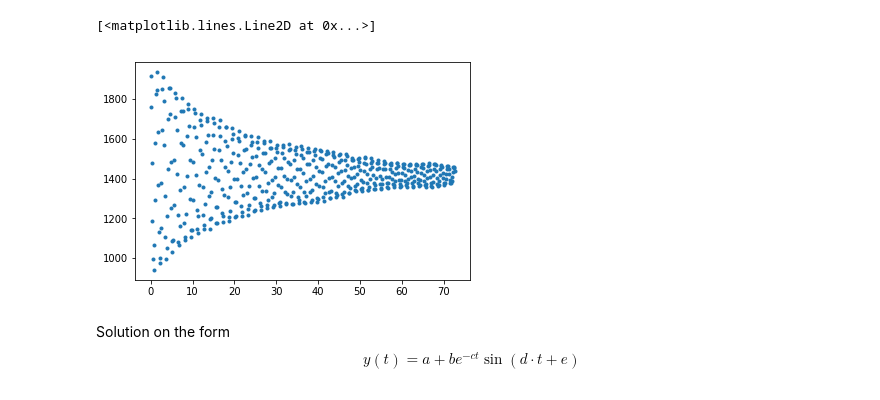
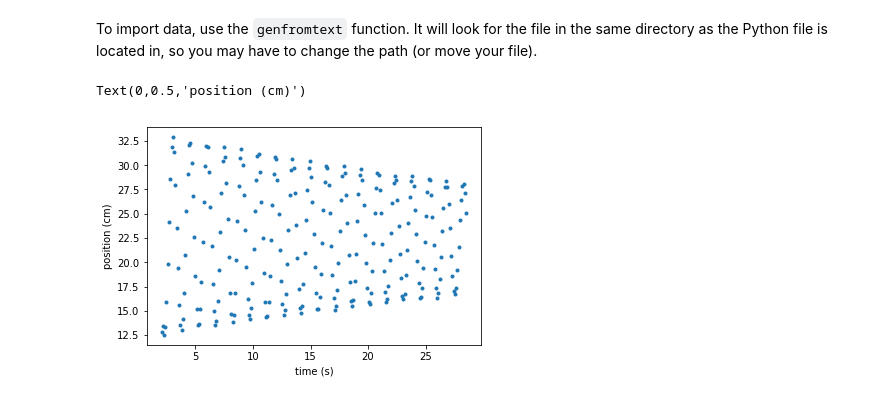
Before and after one commit to christopherwaltham/UBC_PHYS_Python-crash-course, a Jupyter notebook: 4. Pendulum Experiment/Data_Analysis.ipynb, the cells around one changed output. Drawn from its saved outputs; the diff is of its cells as text; code cells hidden in the pictures.

```diff
--- a/4. Pendulum Experiment/Data_Analysis.ipynb
+++ b/4. Pendulum Experiment/Data_Analysis.ipynb
@@ -6,17 +10,3 @@ import matplotlib.pyplot as plt
 from scipy.optimize import curve_fit
 from scipy.integrate import odeint
 import math
-# %%
-my_data = np.genfromtxt('pendulum_data.csv', delimiter=',')
-time = my_data[:,0]
-position = my_data[:,1]
-
-# set first time entry to at t=0
-time = time - time[0]
-plt.plot(time, position, '.')
-# %% [output]
-[<matplotlib.lines.Line2D at 0x...>]
-[figure, removed]
-# %% [markdown]
-Solution on the form
-$$ y(t) = a+b e^{-ct}\sin(d\cdot t+e) $$
@@ -35,0 +13,17 @@ def fitfunc(t, a, b, c, d, e):
+# %% [markdown]
+To import data, use the `genfromtext` function. It will look for the file in the same directory as the Python file is located in, so you may have to change the path (or move your file).
+# %%
+FILE_NAME = 'Pendulum_Sample_Data.csv' # UPDATE WITH YOUR FILENAME
+my_data = np.genfromtxt(FILE_NAME, delimiter=',')
+
+# extract data from array
+count = my_data[:,0]
+time = my_data[:,1]
+position = my_data[:,2]
+
+plt.plot(time, position, '.') # plot time vs position
+plt.xlabel('time (s)')
+plt.ylabel('position (cm)')
+# %% [output]
+Text(0,0.5,'position (cm)')
+[figure, added]
```
Also changed, not shown: parts of 10 cells of this notebook, 2 other files.
